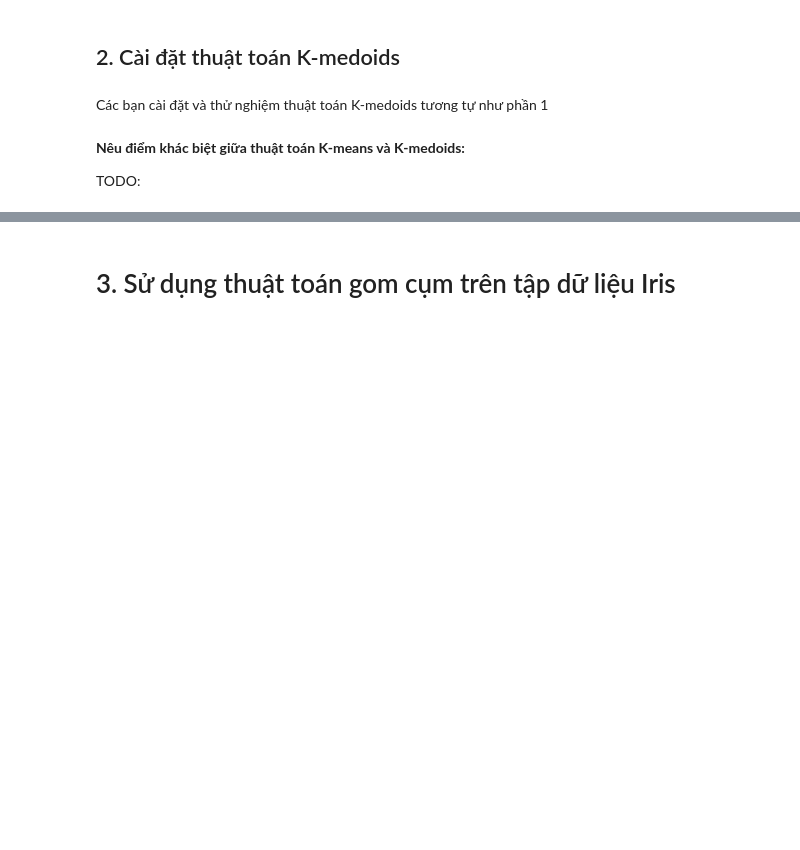
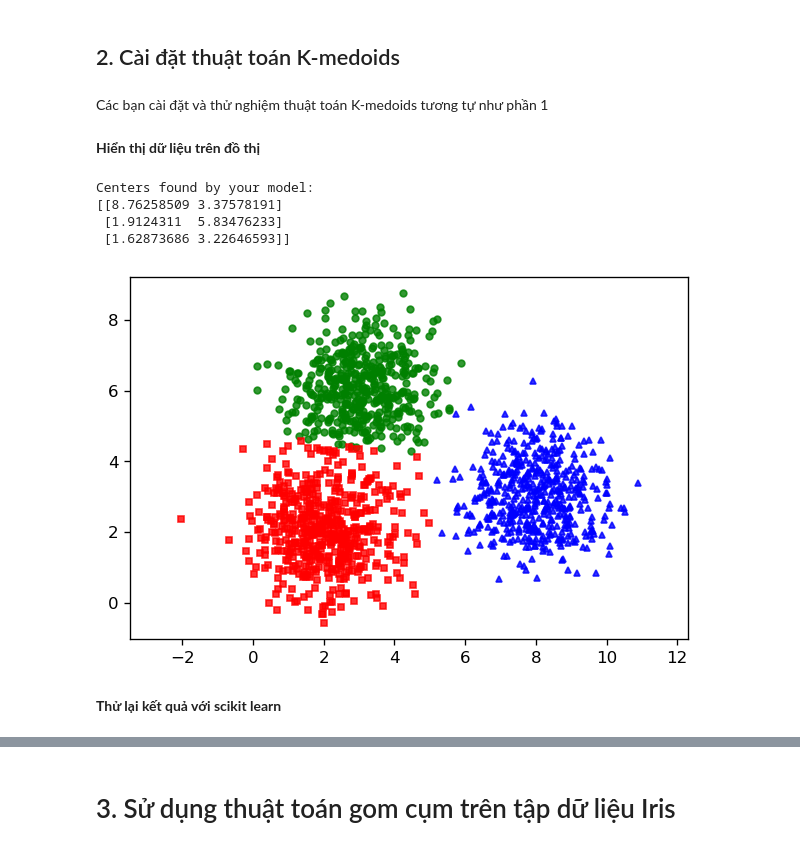
Before and after one commit to phatng45/Classification-And-Clustering, a Jupyter notebook: Lab02-Clustering.ipynb, the cells around one changed output, grey strips where cells are left out. Saved outputs shown, nothing was run; the diff lists cells and outputs as text; code cells hidden in the pictures; blank space fills up the shorter version.

```diff
--- a/Lab02-Clustering.ipynb
+++ b/Lab02-Clustering.ipynb
@@ -384,7 +388,33 @@ class k_medois:
             pred.append(np.argmin(d_list))
 
         return np.array(pred)
-# %% [markdown]
-**Nêu điểm khác biệt giữa thuật toán K-means và K-medoids:**
-
-TODO:
+# %% [markdown]
+**Hiển thị dữ liệu trên đồ thị**
+# %%
+means = [[2, 2], [8, 3], [3, 6]]
+cov = [[1, 0], [0, 1]]
+N = 500
+X0 = np.random.multivariate_normal(means[0], cov, N)
+X1 = np.random.multivariate_normal(means[1], cov, N)
+X2 = np.random.multivariate_normal(means[2], cov, N)
+
+X = np.concatenate((X0, X1, X2), axis = 0)
+K = 3
+
+original_label = np.asarray([0]*N + [1]*N + [2]*N).T
+
+model2=k_medoids(k=3)
+print('Centers found by your model:')
+print(model2.fit(X))
+
+pred=model2.predict(X)
+
+visualize(X,pred)
+# %% [output]
+Centers found by your model:
+[[8.76258509 3.37578191]
+ [1.9124311  5.83476233]
+ [1.62873686 3.22646593]]
+[figure, added]
+# %% [markdown]
+**Thử lại kết quả với scikit learn**
```
Also changed, not shown: parts of 13 cells of this notebook.
